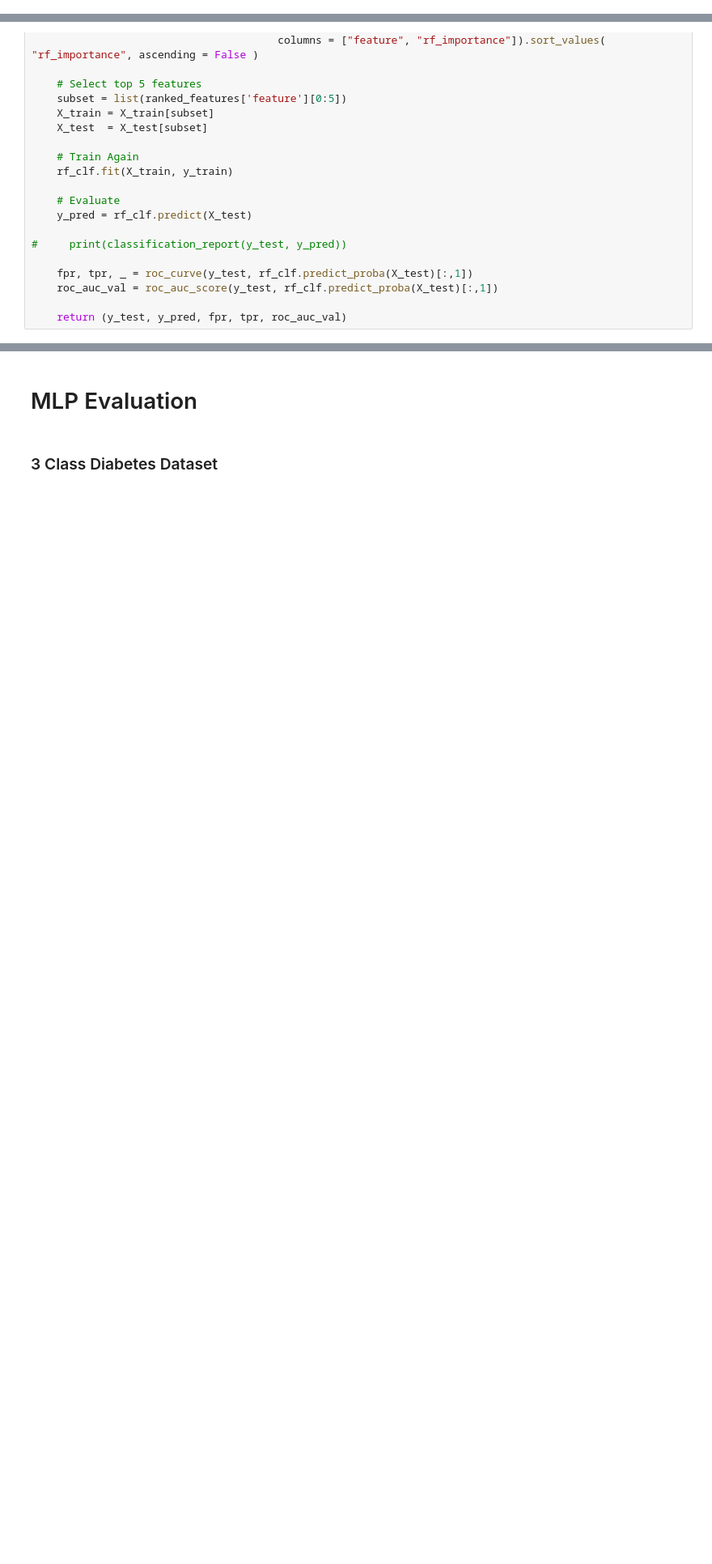
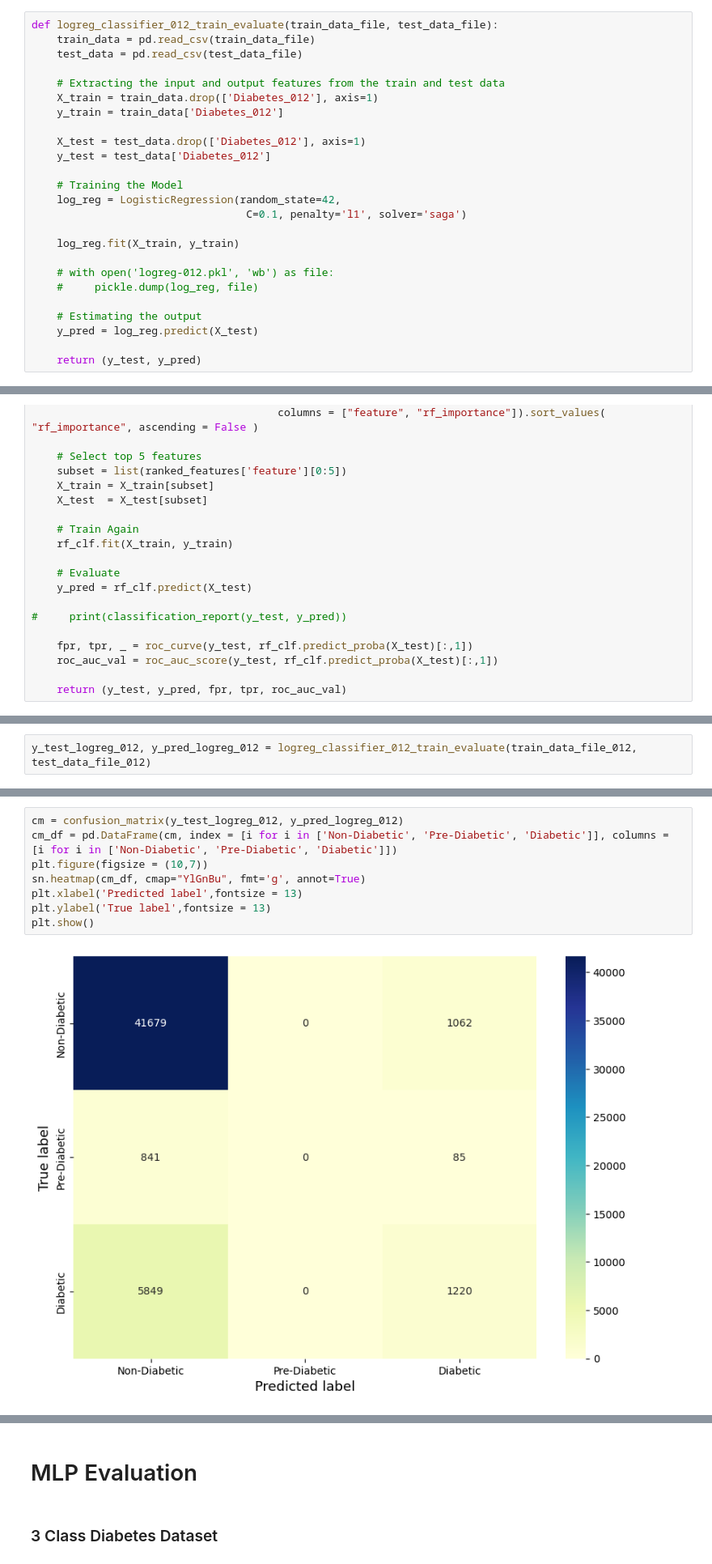
Before and after one commit to embedded-robotics/diabetes-detection-machine-learning, a Jupyter notebook: diabetes_classification.ipynb, the cells around one changed output, grey strips where cells are left out. Shown at 81% size. Saved outputs shown, nothing was run; the diff lists cells and outputs as text; blank space fills up the shorter version.

```diff
--- a/diabetes_classification.ipynb
+++ b/diabetes_classification.ipynb
@@ -31,0 +38,25 @@ test_data_file_binary_split = "Dataset/test_binary_split.csv"
+# %%
+def logreg_classifier_012_train_evaluate(train_data_file, test_data_file):
+    train_data = pd.read_csv(train_data_file)
+    test_data = pd.read_csv(test_data_file)
+
+    # Extracting the input and output features from the train and test data
+    X_train = train_data.drop(['Diabetes_012'], axis=1)
+    y_train = train_data['Diabetes_012']
+
+    X_test = test_data.drop(['Diabetes_012'], axis=1)
+    y_test = test_data['Diabetes_012']
+
+    # Training the Model
+    log_reg = LogisticRegression(random_state=42,
+                                  C=0.1, penalty='l1', solver='saga')
+
+    log_reg.fit(X_train, y_train)
+
+    # with open('logreg-012.pkl', 'wb') as file:
+    #     pickle.dump(log_reg, file)
+
+    # Estimating the output
+    y_pred = log_reg.predict(X_test)
+
+    return (y_test, y_pred)
@@ -312,0 +435,2 @@ def random_forest_binary_split_train_evaluate_top5(train_data, test_data):
+# %%
+y_test_logreg_012, y_pred_logreg_012 = logreg_classifier_012_train_evaluate(train_data_file_012, test_data_file_012)
@@ -312,0 +449,10 @@ def random_forest_binary_split_train_evaluate_top5(train_data, test_data):
+# %%
+cm = confusion_matrix(y_test_logreg_012, y_pred_logreg_012)
+cm_df = pd.DataFrame(cm, index = [i for i in ['Non-Diabetic', 'Pre-Diabetic', 'Diabetic']], columns = [i for i in ['Non-Diabetic', 'Pre-Diabetic', 'Diabetic']])
+plt.figure(figsize = (10,7))
+sn.heatmap(cm_df, cmap="YlGnBu", fmt='g', annot=True)
+plt.xlabel('Predicted label',fontsize = 13)
+plt.ylabel('True label',fontsize = 13)
+plt.show()
+# %% [output]
+[figure, added]
```
Also changed, not shown: parts of 28 cells of this notebook, 1 other file.
